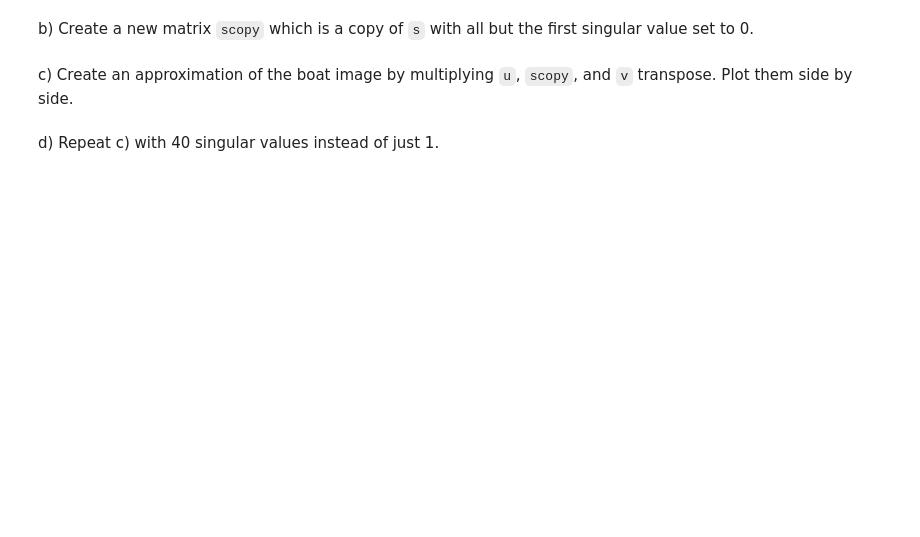
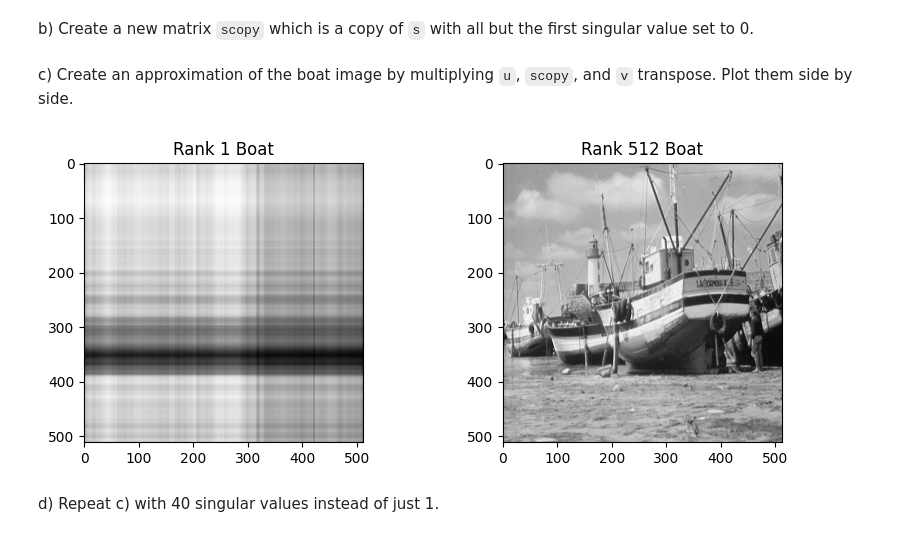
Before and after one commit to jackruan99/CS506-Spring2023, a Jupyter notebook: worksheets/worksheet_08.ipynb, the cells around one changed output. Cells and saved outputs as stored; diff of their text form; code cells hidden in the pictures; blank space fills up the shorter version.

```diff
--- a/worksheets/worksheet_08.ipynb
+++ b/worksheets/worksheet_08.ipynb
@@ -93,16 +108,18 @@ scopy = ...
 # %% [markdown]
 c) Create an approximation of the boat image by multiplying `u`, `scopy`, and `v` transpose. Plot them side by side.
 # %%
-boat_app = ...
+boat_app = u.dot(np.diag(scopy)).dot(vt)
 
 plt.figure(figsize=(9,6))
 plt.subplot(1,2,1)
 plt.imshow(boat_app, cmap = cm.Greys_r)
 plt.title('Rank 1 Boat')
 plt.subplot(1,2,2)
 plt.imshow(boat, cmap = cm.Greys_r)
 plt.title('Rank 512 Boat')
 _ = plt.subplots_adjust(wspace=0.5)
 plt.show()
+# %% [output]
+[figure, added]
 # %% [markdown]
 d) Repeat c) with 40 singular values instead of just 1.
```
Also changed, not shown: parts of 18 cells of this notebook, 1 other file.
